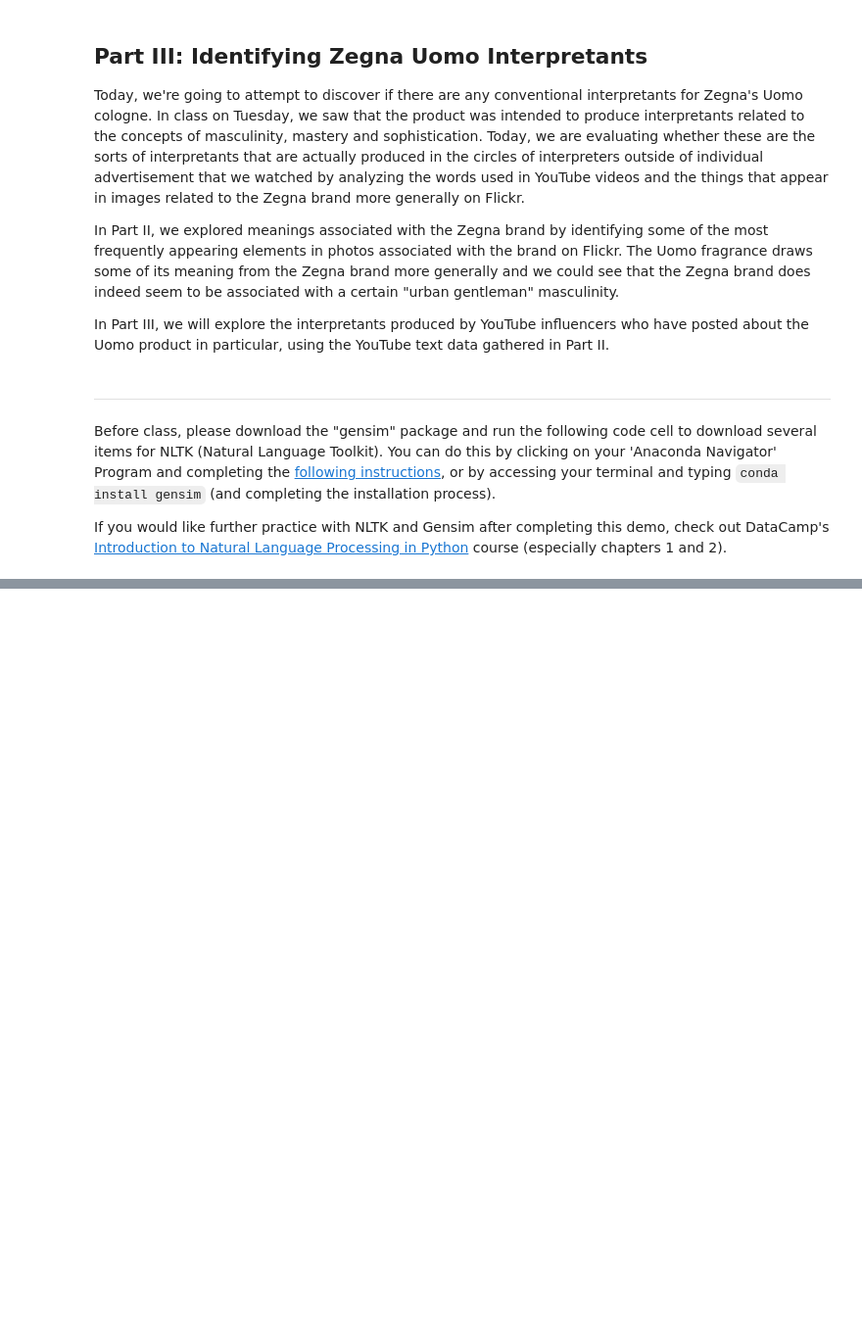
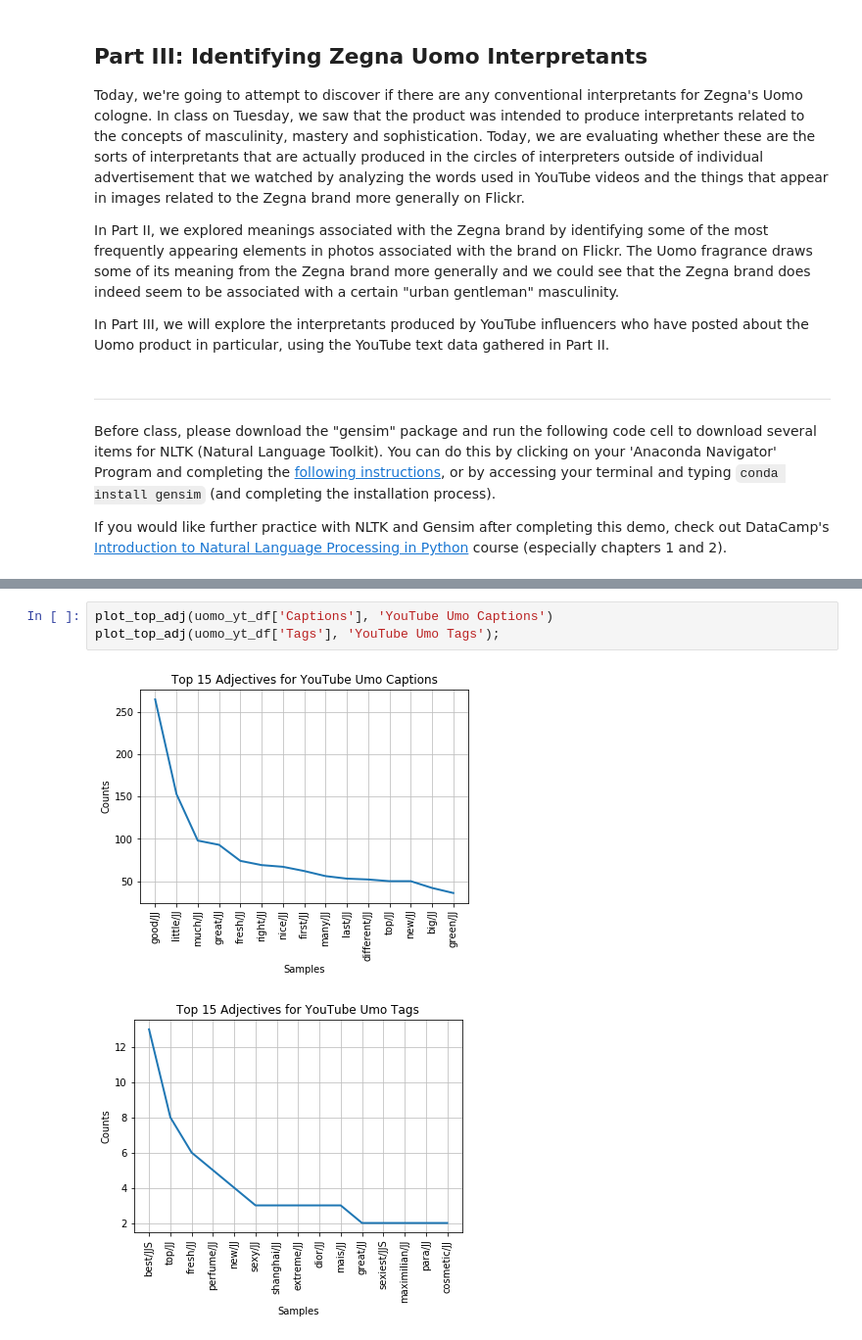
Before and after one commit to EggmanWalrus/40400-Fashion, a Jupyter notebook: Fashion Part III Identifying Zegna Uomo Interpretants.ipynb, the cells around one changed output, grey strips where cells are left out. Shown at 98% size. Saved outputs shown, nothing was run; the diff lists cells and outputs as text; blank space fills up the shorter version.

```diff
--- a/Fashion Part III Identifying Zegna Uomo Interpretants.ipynb
+++ b/Fashion Part III Identifying Zegna Uomo Interpretants.ipynb
@@ -141,0 +181,6 @@ def plot_top_tfidf(series, data_description):
+# %%
+plot_top_adj(uomo_yt_df['Captions'], 'YouTube Umo Captions')
+plot_top_adj(uomo_yt_df['Tags'], 'YouTube Umo Tags');
+# %% [output]
+[figure, added]
+[figure, added]
```
Also changed, not shown: parts of 9 cells of this notebook, 2 other files.
